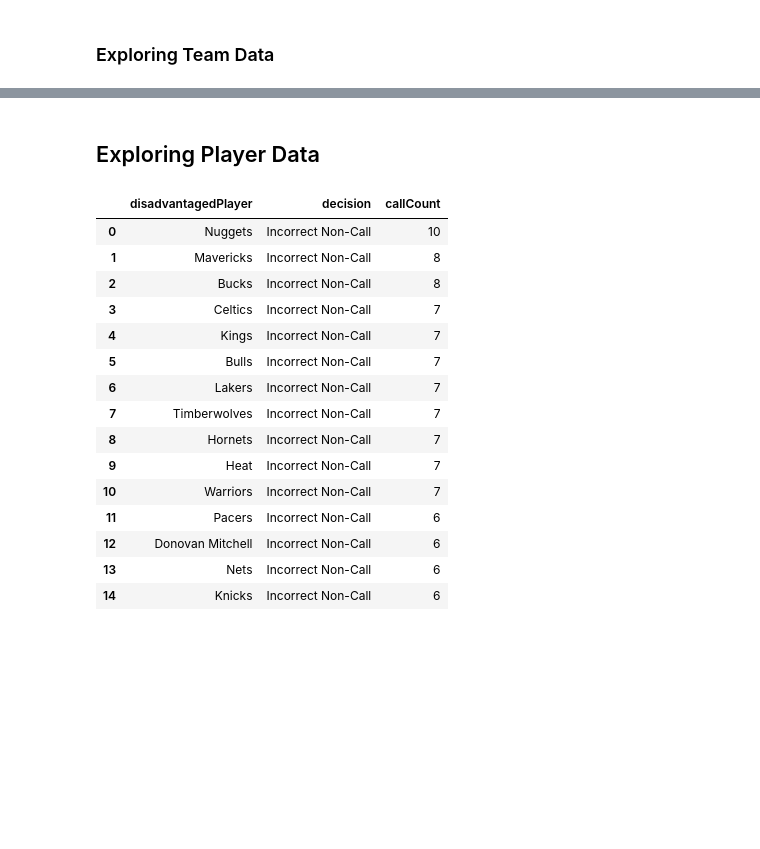
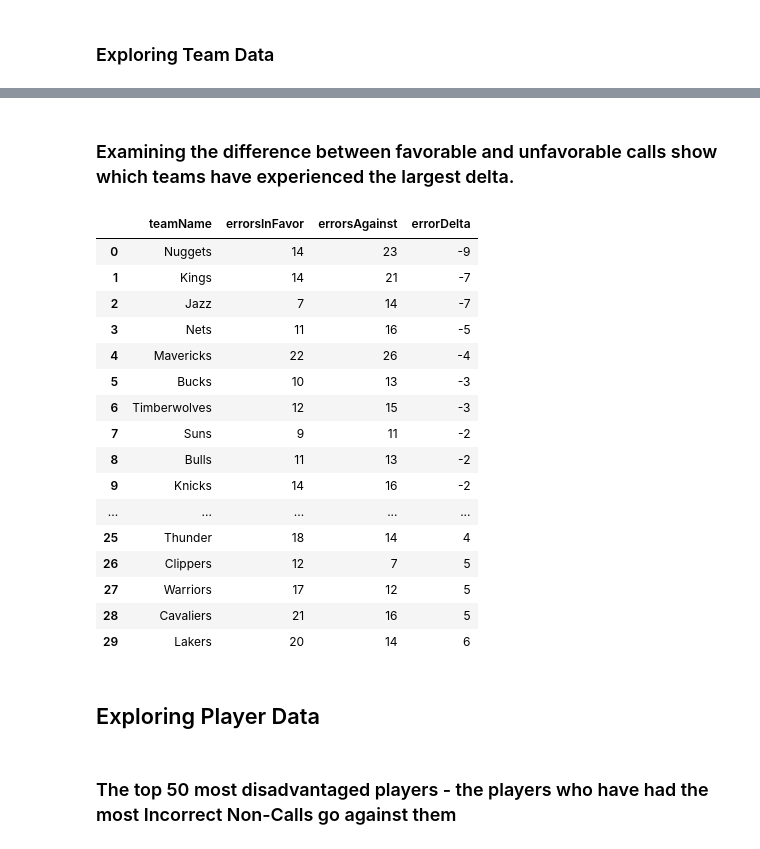
Before and after one commit to adithram/l2m, a Jupyter notebook: notebooks/data-inspection.ipynb, the cells around one changed output, grey strips where cells are left out. Saved outputs shown, nothing was run; the diff lists cells and outputs as text; code cells hidden in the pictures; blank space fills up the shorter version.

```diff
--- a/notebooks/data-inspection.ipynb
+++ b/notebooks/data-inspection.ipynb
@@ -48,5 +56,4 @@ player_df
 ### Exploring Team Data
 # %%
 aggregated_favorable_errors = team_df.groupby("teamName")["errorsInFavor"].sum().sort_values(ascending=False)
-aggregated_favorable_errors = aggregated_favorable_errors.to_frame()
-aggregated_favorable_errors.head(20)
+aggregated_favorable_errors = aggregated_favorable_errors.to_frame().reset_index()
@@ -71,0 +82,4 @@ aggregated_favorable_errors.head(20)
+# %%
+victim_teams = team_df.groupby("opponent")["errorsInFavor"].sum().sort_values(ascending=False)
+victim_teams = victim_teams.to_frame().reset_index()
+victim_teams.rename(columns={"errorsInFavor": "errorsAgainst", "opponent": "teamName"}, inplace=True)
@@ -72,27 +108,36 @@ aggregated_favorable_errors.head(20)
+# %%
+combined = pd.merge(aggregated_favorable_errors, victim_teams, how="outer", on="teamName")
+combined["errorDelta"] = combined["errorsInFavor"] - combined["errorsAgainst"]
+combined = combined.sort_values(by="errorDelta").reset_index()
+del combined["index"]
+# %% [markdown]
+### Examining the difference between favorable and unfavorable calls show which teams have experienced the largest delta.
+# %%
+combined.head(32)
+# %% [output]
+|  | teamName | errorsInFavor | errorsAgainst | errorDelta |
+| 0 | Nuggets | 14 | 23 | -9 |
+| 1 | Kings | 14 | 21 | -7 |
+| 2 | Jazz | 7 | 14 | -7 |
+| 3 | Nets | 11 | 16 | -5 |
+| 4 | Mavericks | 22 | 26 | -4 |
+| 5 | Bucks | 10 | 13 | -3 |
+| 6 | Timberwolves | 12 | 15 | -3 |
+| 7 | Suns | 9 | 11 | -2 |
+| 8 | Bulls | 11 | 13 | -2 |
+| 9 | Knicks | 14 | 16 | -2 |
+| ... | ... | ... | ... | ... |
+| 25 | Thunder | 18 | 14 | 4 |
+| 26 | Clippers | 12 | 7 | 5 |
+| 27 | Warriors | 17 | 12 | 5 |
+| 28 | Cavaliers | 21 | 16 | 5 |
+| 29 | Lakers | 20 | 14 | 6 |
 # %% [markdown]
 ## Exploring Player Data
 # %%
 aggregated_disadvantaged_player_decisions = player_df.loc[player_df["decision"] == "Incorrect Non-Call"].groupby(["disadvantagedPlayer", "decision"])["callType"].count().sort_values(ascending=False)
 aggregated_disadvantaged_player_decisions = aggregated_disadvantaged_player_decisions.to_frame().reset_index()
 aggregated_disadvantaged_player_decisions.rename(columns={"callType": "callCount"}, inplace=True)
-aggregated_disadvantaged_player_decisions.head(15)
-# %% [output]
-|  | disadvantagedPlayer | decision | callCount |
-| 0 | Nuggets | Incorrect Non-Call | 10 |
-| 1 | Mavericks | Incorrect Non-Call | 8 |
-| 2 | Bucks | Incorrect Non-Call | 8 |
-| 3 | Celtics | Incorrect Non-Call | 7 |
-| 4 | Kings | Incorrect Non-Call | 7 |
-| 5 | Bulls | Incorrect Non-Call | 7 |
-| 6 | Lakers | Incorrect Non-Call | 7 |
-| 7 | Timberwolves | Incorrect Non-Call | 7 |
-| 8 | Hornets | Incorrect Non-Call | 7 |
-| 9 | Heat | Incorrect Non-Call | 7 |
-| 10 | Warriors | Incorrect Non-Call | 7 |
-| 11 | Pacers | Incorrect Non-Call | 6 |
-| 12 | Donovan Mitchell | Incorrect Non-Call | 6 |
-| 13 | Nets | Incorrect Non-Call | 6 |
-| 14 | Knicks | Incorrect Non-Call | 6 |
 # %%
 players_only = aggregated_disadvantaged_player_decisions[
     ~aggregated_disadvantaged_player_decisions["disadvantagedPlayer"].isin(NBA_TEAMS)
@@ -103,3 +149,5 @@ teams_only = aggregated_disadvantaged_player_decisions[
+# %% [markdown]
+### The top 50 most disadvantaged players - the players who have had the most Incorrect Non-Calls go against them
 # %%
 players_only.head(50)
 # %% [output]
```
Also changed, not shown: parts of 14 cells of this notebook.
